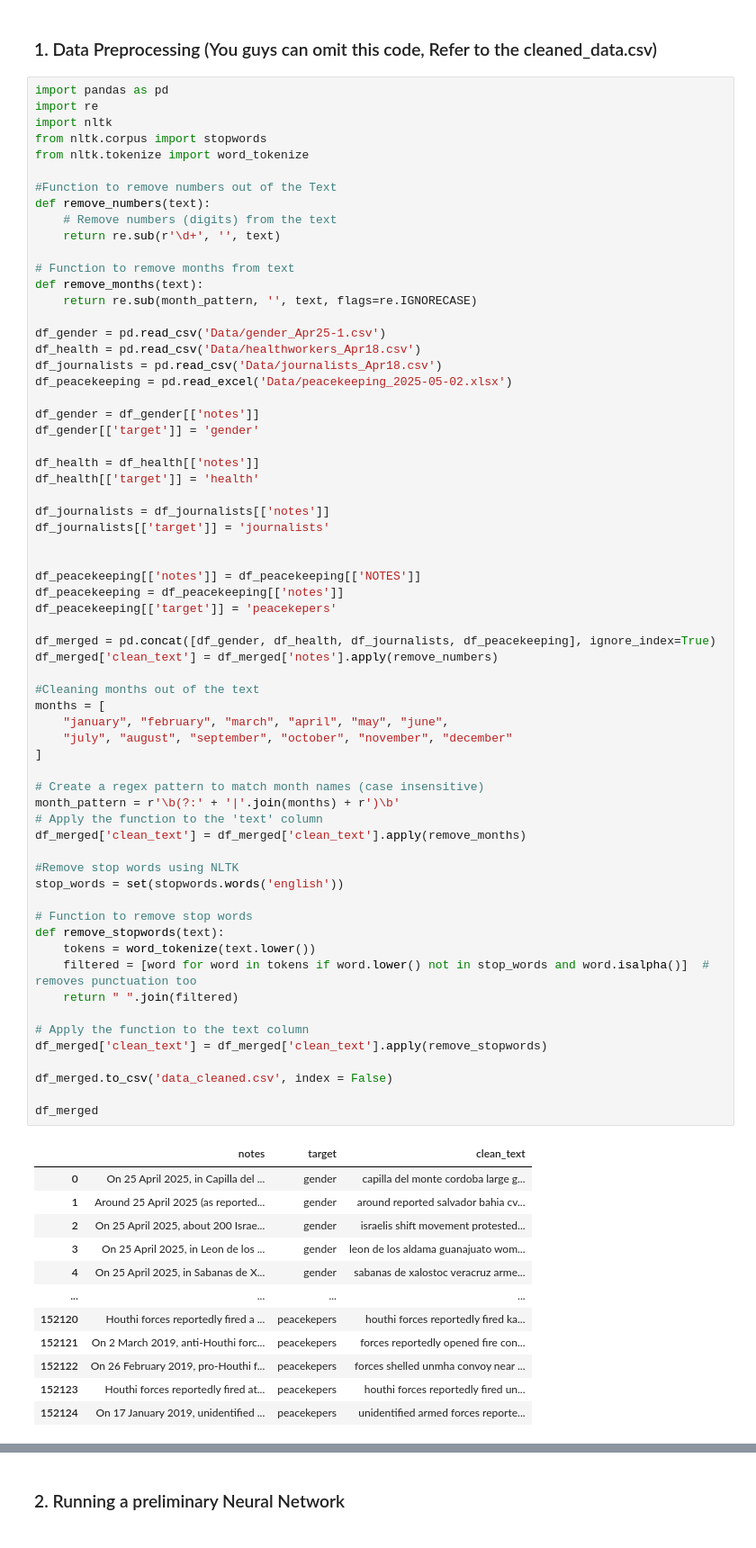
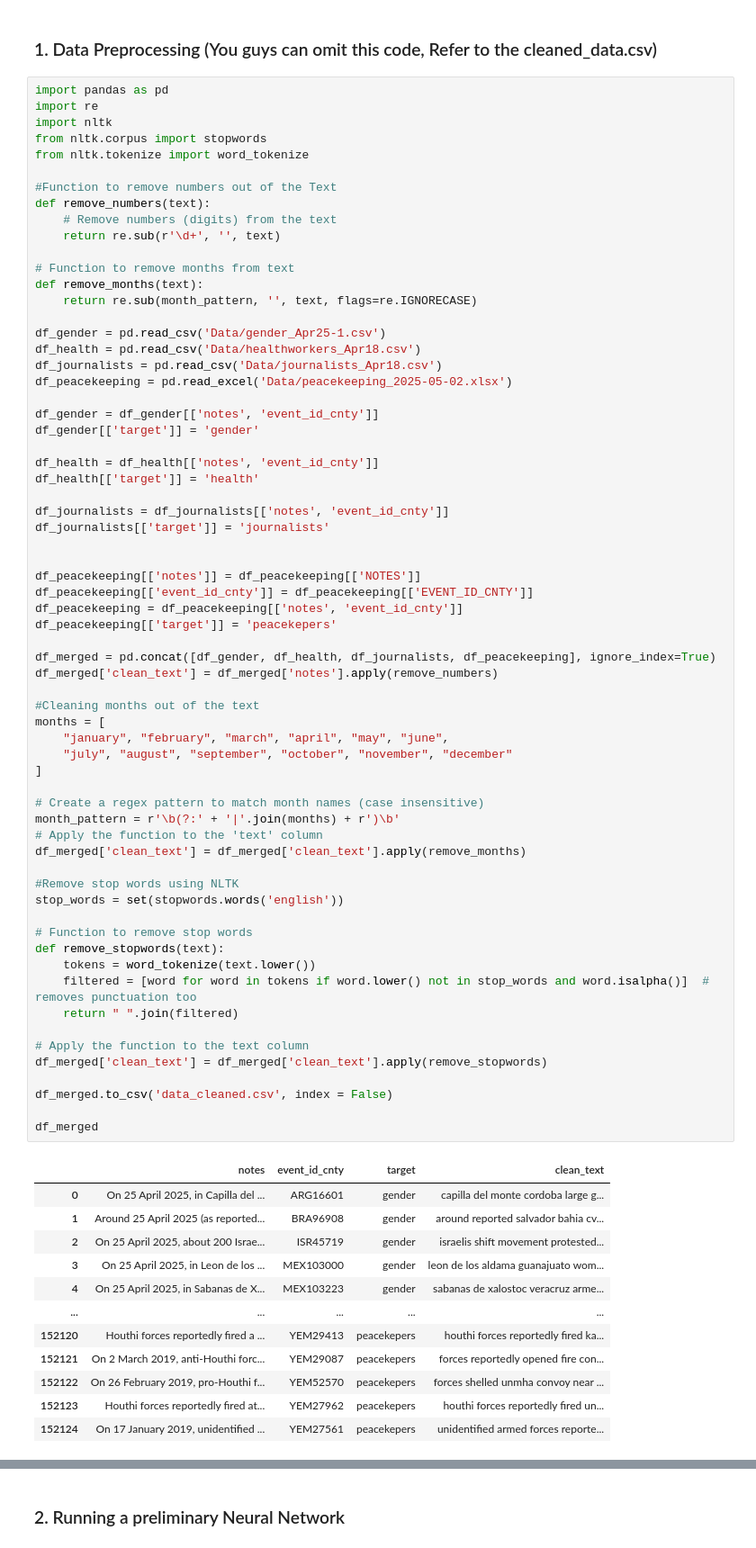
Before and after one commit to felipeq22/machine_learning_project, a Jupyter notebook: NLP_test.ipynb, the cells around one changed output, grey strips where cells are left out. Shown at 90% size. Drawn from its saved outputs; the diff is of its cells as text.

Commit message:
Added event ID

```diff
--- a/NLP_test.ipynb
+++ b/NLP_test.ipynb
@@ -23,59 +23,60 @@ df_health = pd.read_csv('Data/healthworkers_Apr18.csv')
 df_journalists = pd.read_csv('Data/journalists_Apr18.csv')
 df_peacekeeping = pd.read_excel('Data/peacekeeping_2025-05-02.xlsx')
 
-df_gender = df_gender[['notes']]
+df_gender = df_gender[['notes', 'event_id_cnty']]
 df_gender[['target']] = 'gender'
 
-df_health = df_health[['notes']]
+df_health = df_health[['notes', 'event_id_cnty']]
 df_health[['target']] = 'health'
 
-df_journalists = df_journalists[['notes']]
+df_journalists = df_journalists[['notes', 'event_id_cnty']]
 df_journalists[['target']] = 'journalists'
 
 
 df_peacekeeping[['notes']] = df_peacekeeping[['NOTES']]
-df_peacekeeping = df_peacekeeping[['notes']]
+df_peacekeeping[['event_id_cnty']] = df_peacekeeping[['EVENT_ID_CNTY']]
+df_peacekeeping = df_peacekeeping[['notes', 'event_id_cnty']]
 df_peacekeeping[['target']] = 'peacekepers'
 
 df_merged = pd.concat([df_gender, df_health, df_journalists, df_peacekeeping], ignore_index=True)
 df_merged['clean_text'] = df_merged['notes'].apply(remove_numbers)
 
 #Cleaning months out of the text
 months = [
     "january", "february", "march", "april", "may", "june",
     "july", "august", "september", "october", "november", "december"
 ]
 
 # Create a regex pattern to match month names (case insensitive)
 month_pattern = r'\b(?:' + '|'.join(months) + r')\b'
 # Apply the function to the 'text' column
 df_merged['clean_text'] = df_merged['clean_text'].apply(remove_months)
 
 #Remove stop words using NLTK
 stop_words = set(stopwords.words('english'))
 
 # Function to remove stop words
 def remove_stopwords(text):
     tokens = word_tokenize(text.lower())
     filtered = [word for word in tokens if word.lower() not in stop_words and word.isalpha()]  # removes punctuation too
     return " ".join(filtered)
 
 # Apply the function to the text column
 df_merged['clean_text'] = df_merged['clean_text'].apply(remove_stopwords)
 
 df_merged.to_csv('data_cleaned.csv', index = False)
 
 df_merged
 # %% [output]
-|  | notes | target | clean_text |
-| 0 | On 25 April 2025, in Capilla del ... | gender | capilla del monte cordoba large g... |
-| 1 | Around 25 April 2025 (as reported... | gender | around reported salvador bahia cv... |
-| 2 | On 25 April 2025, about 200 Israe... | gender | israelis shift movement protested... |
-| 3 | On 25 April 2025, in Leon de los ... | gender | leon de los aldama guanajuato wom... |
-| 4 | On 25 April 2025, in Sabanas de X... | gender | sabanas de xalostoc veracruz arme... |
-| ... | ... | ... | ... |
-| 152120 | Houthi forces reportedly fired a ... | peacekepers | houthi forces reportedly fired ka... |
-| 152121 | On 2 March 2019, anti-Houthi forc... | peacekepers | forces reportedly opened fire con... |
-| 152122 | On 26 February 2019, pro-Houthi f... | peacekepers | forces shelled unmha convoy near ... |
-| 152123 | Houthi forces reportedly fired at... | peacekepers | houthi forces reportedly fired un... |
-| 152124 | On 17 January 2019, unidentified ... | peacekepers | unidentified armed forces reporte... |
+|  | notes | event_id_cnty | target | clean_text |
+| 0 | On 25 April 2025, in Capilla del ... | ARG16601 | gender | capilla del monte cordoba large g... |
+| 1 | Around 25 April 2025 (as reported... | BRA96908 | gender | around reported salvador bahia cv... |
+| 2 | On 25 April 2025, about 200 Israe... | ISR45719 | gender | israelis shift movement protested... |
+| 3 | On 25 April 2025, in Leon de los ... | MEX103000 | gender | leon de los aldama guanajuato wom... |
+| 4 | On 25 April 2025, in Sabanas de X... | MEX103223 | gender | sabanas de xalostoc veracruz arme... |
+| ... | ... | ... | ... | ... |
+| 152120 | Houthi forces reportedly fired a ... | YEM29413 | peacekepers | houthi forces reportedly fired ka... |
+| 152121 | On 2 March 2019, anti-Houthi forc... | YEM29087 | peacekepers | forces reportedly opened fire con... |
+| 152122 | On 26 February 2019, pro-Houthi f... | YEM52570 | peacekepers | forces shelled unmha convoy near ... |
+| 152123 | Houthi forces reportedly fired at... | YEM27962 | peacekepers | houthi forces reportedly fired un... |
+| 152124 | On 17 January 2019, unidentified ... | YEM27561 | peacekepers | unidentified armed forces reporte... |
```
Also changed, not shown: parts of 2 cells of this notebook, 2 other files.
